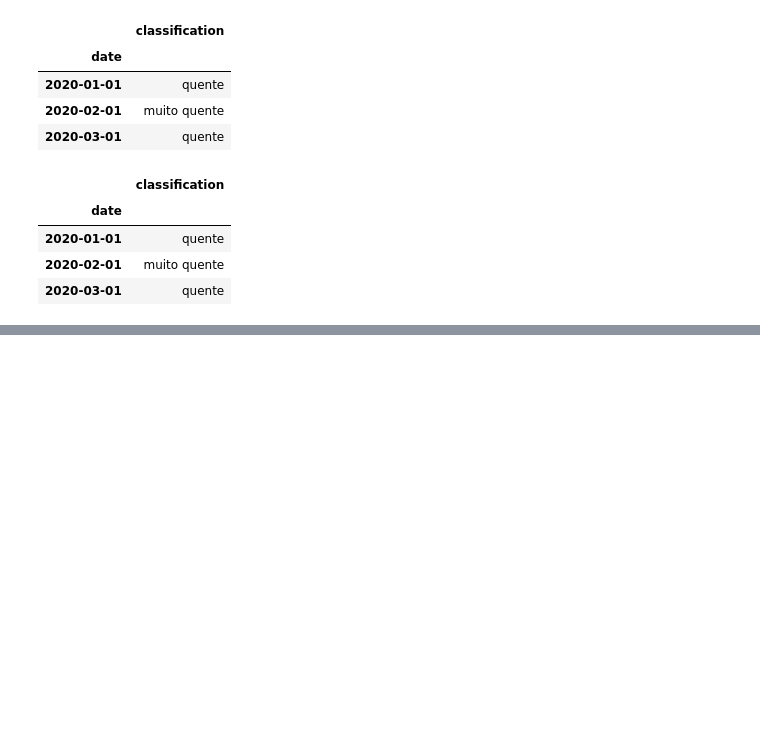
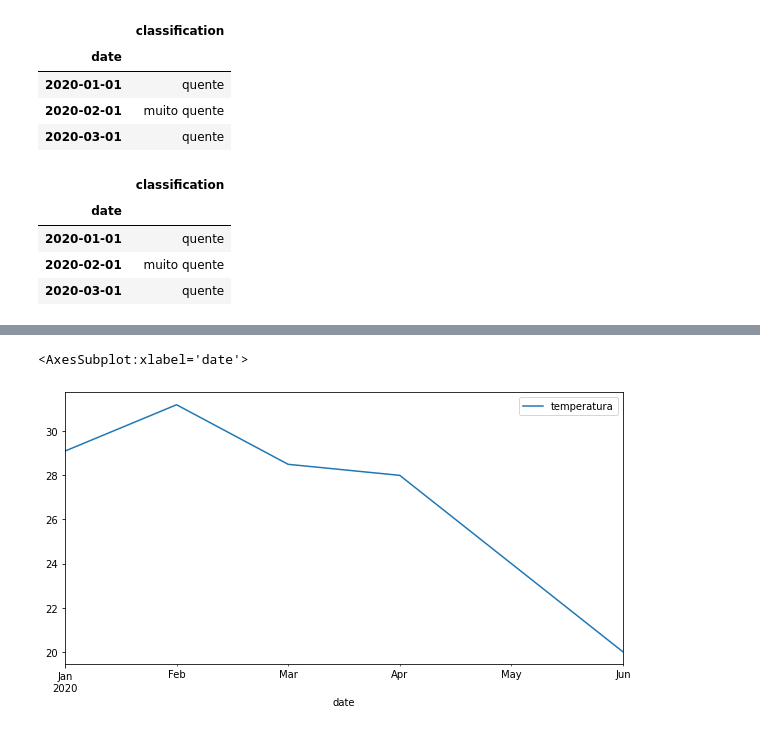
Before and after one commit to cleber2099/pythonAnaliseDeDados, a Jupyter notebook: pandas/pandas.ipynb, the cells around one changed output, grey strips where cells are left out. Drawn from its saved outputs; the diff is of its cells as text; code cells hidden in the pictures; blank space fills up the shorter version.

```diff
--- a/pandas/pandas.ipynb
+++ b/pandas/pandas.ipynb
@@ -280,0 +374,6 @@ df.loc[df.index <= '2020-03-01', ['classification']]
+# %%
+# plot de linhas : tamanho
+df.plot(figsize=(10,5))
+# %% [output]
+<AxesSubplot:xlabel='date'>
+[figure, added]
```
Also changed, not shown: parts of 19 cells of this notebook.
